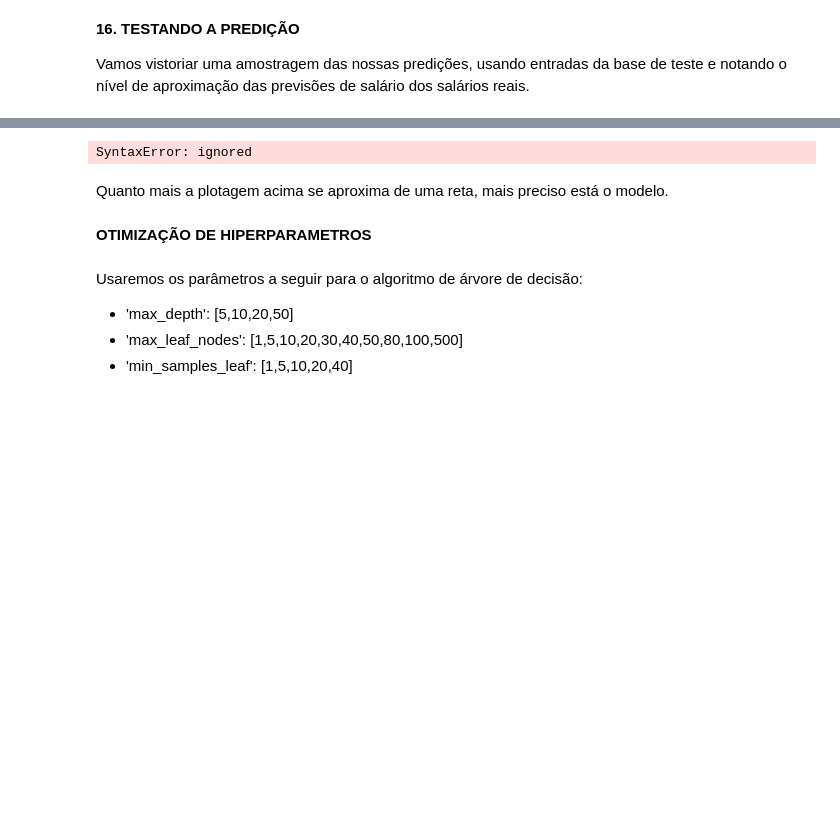
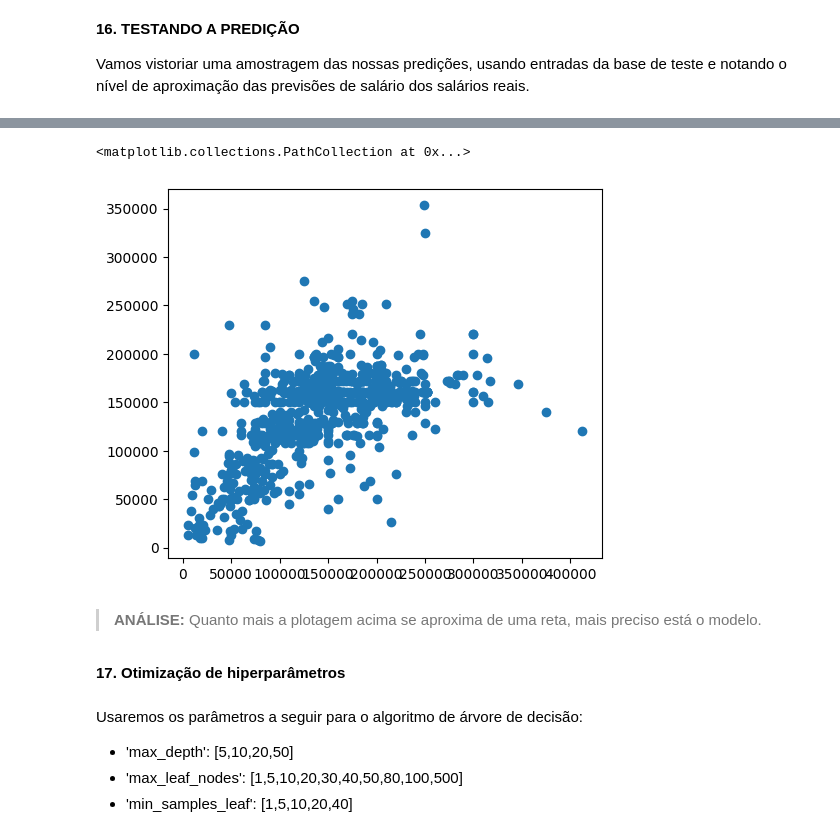
Before and after one commit to alanrolemberg/mvp, a Jupyter notebook: MachineLearningMVP.ipynb, the cells around one changed output, grey strips where cells are left out. Cells and saved outputs as stored; diff of their text form; code cells hidden in the pictures; blank space fills up the shorter version.

```diff
--- a/MachineLearningMVP.ipynb
+++ b/MachineLearningMVP.ipynb
@@ -513,15 +564,14 @@ Atributos:  [2022   34  228  228   25] | Salário:  185900 | Predição do model
 # %%
-# Plotagem dos resultados com DecisionTree
 ax = plt.gca()
 ax.set_aspect('equal', adjustable='box')
-plt.plot(data[:,0], m*data[:,0] + b,color='red',label='Our Fitting Line')
 plt.scatter(y_test2, predictions)
 # %% [output]
-SyntaxError: ignored
+<matplotlib.collections.PathCollection at 0x...>
+[figure, added]
 # %% [markdown]
-Quanto mais a plotagem acima se aproxima de uma reta, mais preciso está o modelo.
+>**ANÁLISE:** Quanto mais a plotagem acima se aproxima de uma reta, mais preciso está o modelo.
-# %% [markdown]
-**OTIMIZAÇÃO DE HIPERPARAMETROS**
+# %% [markdown]
+**17. Otimização de hiperparâmetros**
 # %%
 # Imports de Bibliotecas adicionais
 from sklearn.model_selection import GridSearchCV
```
Also changed, not shown: parts of 31 cells of this notebook.
